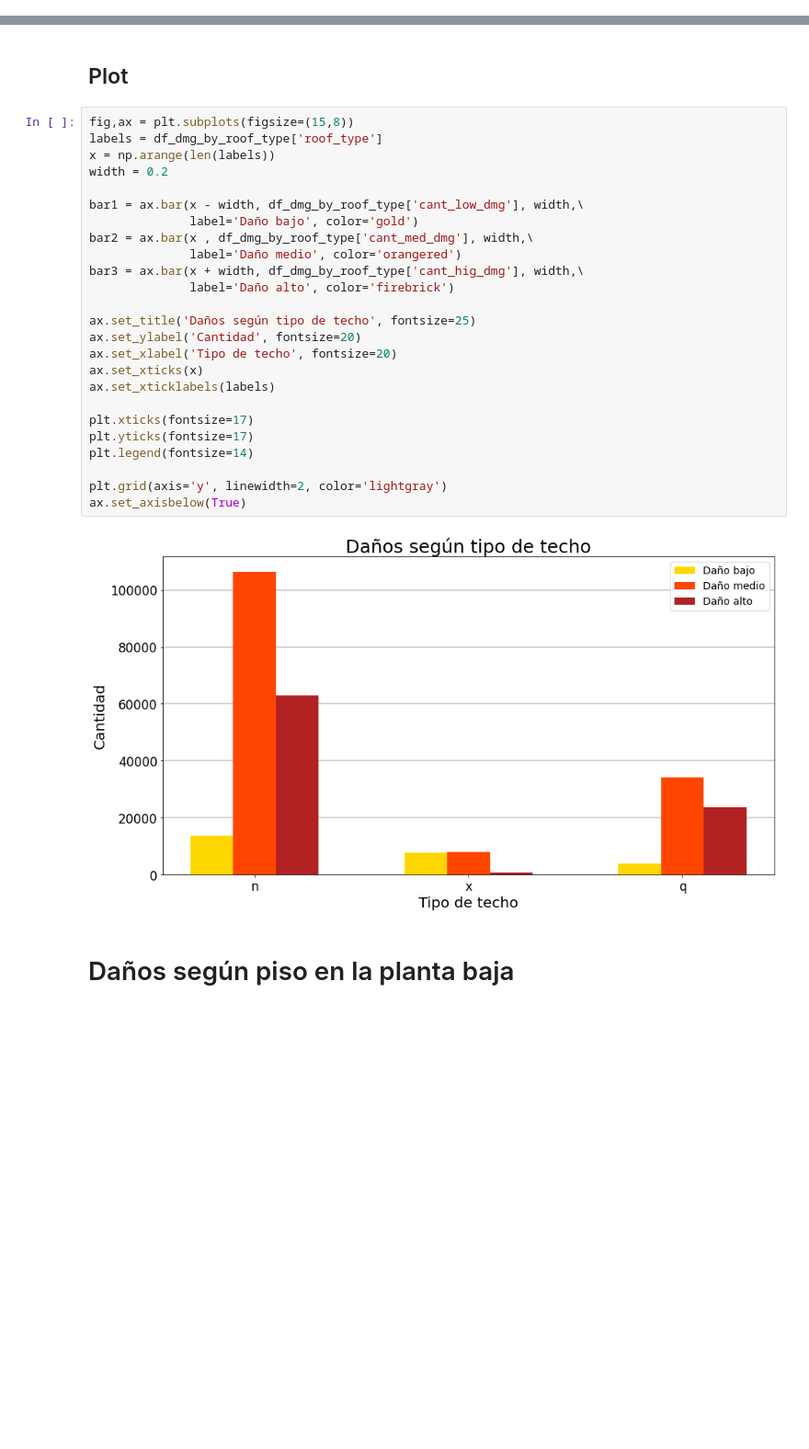
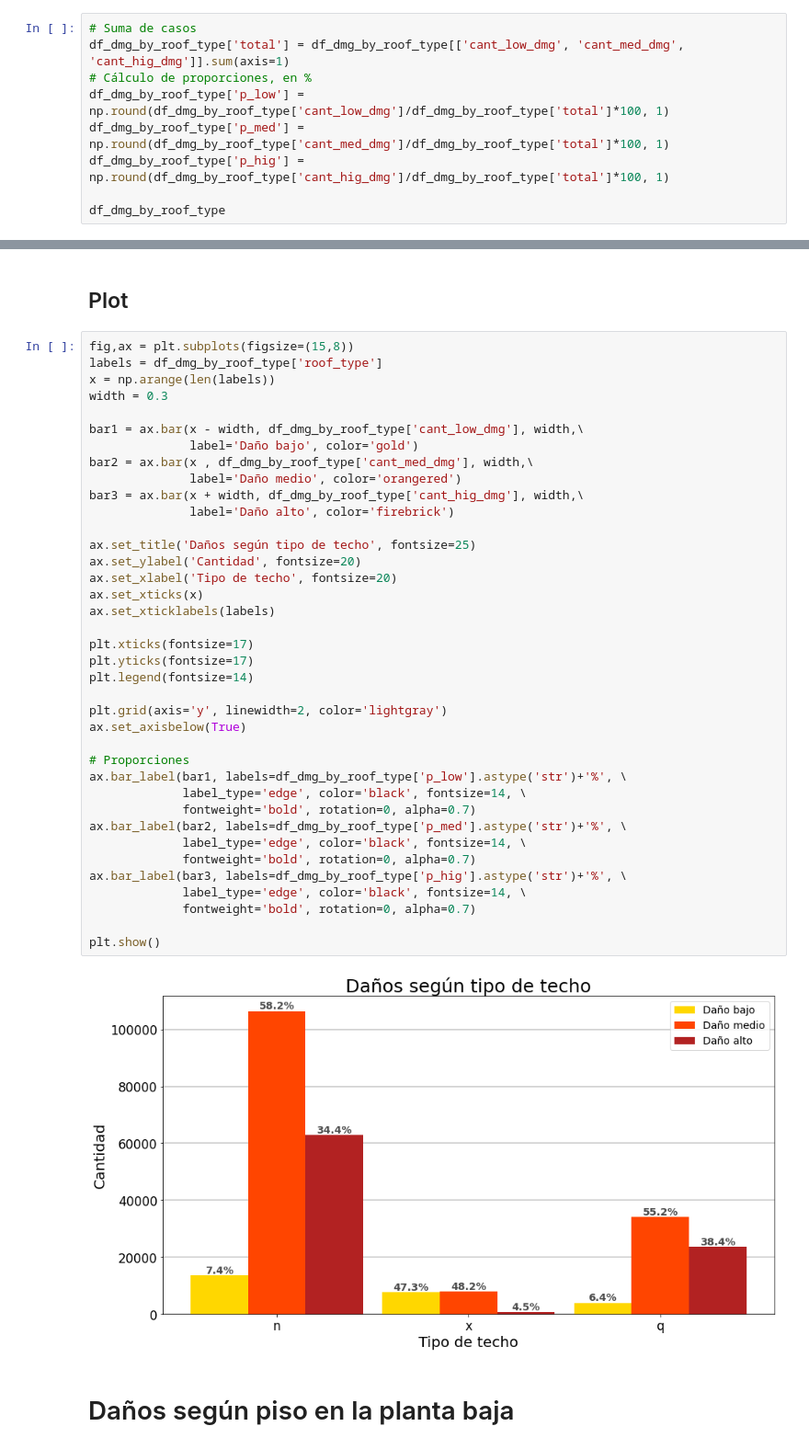
Before and after one commit to ffelfis/OrgaDatosTPs, a Jupyter notebook: TP1/nb_facundo.ipynb, the cells around one changed output, grey strips where cells are left out. Shown at 92% size. Cells and saved outputs as stored; diff of their text form; blank space fills up the shorter version.

```diff
--- a/TP1/nb_facundo.ipynb
+++ b/TP1/nb_facundo.ipynb
@@ -840,0 +897,9 @@ df_dmg_by_roof_type
+# %%
+# Suma de casos
+df_dmg_by_roof_type['total'] = df_dmg_by_roof_type[['cant_low_dmg', 'cant_med_dmg', 'cant_hig_dmg']].sum(axis=1)
+# Cálculo de proporciones, en %
+df_dmg_by_roof_type['p_low'] = np.round(df_dmg_by_roof_type['cant_low_dmg']/df_dmg_by_roof_type['total']*100, 1)
+df_dmg_by_roof_type['p_med'] = np.round(df_dmg_by_roof_type['cant_med_dmg']/df_dmg_by_roof_type['total']*100, 1)
+df_dmg_by_roof_type['p_hig'] = np.round(df_dmg_by_roof_type['cant_hig_dmg']/df_dmg_by_roof_type['total']*100, 1)
+
+df_dmg_by_roof_type
@@ -843,30 +913,43 @@ df_dmg_by_roof_type
 # %%
 fig,ax = plt.subplots(figsize=(15,8))
 labels = df_dmg_by_roof_type['roof_type']
 x = np.arange(len(labels))
-width = 0.2
+width = 0.3
 
 bar1 = ax.bar(x - width, df_dmg_by_roof_type['cant_low_dmg'], width,\
               label='Daño bajo', color='gold')
 bar2 = ax.bar(x , df_dmg_by_roof_type['cant_med_dmg'], width,\
               label='Daño medio', color='orangered')
 bar3 = ax.bar(x + width, df_dmg_by_roof_type['cant_hig_dmg'], width,\
               label='Daño alto', color='firebrick')
 
 ax.set_title('Daños según tipo de techo', fontsize=25)
 ax.set_ylabel('Cantidad', fontsize=20)
 ax.set_xlabel('Tipo de techo', fontsize=20)
 ax.set_xticks(x)
 ax.set_xticklabels(labels)
 
 plt.xticks(fontsize=17)
 plt.yticks(fontsize=17)
 plt.legend(fontsize=14)
 
 plt.grid(axis='y', linewidth=2, color='lightgray')
 ax.set_axisbelow(True)
+
+# Proporciones
+ax.bar_label(bar1, labels=df_dmg_by_roof_type['p_low'].astype('str')+'%', \
+             label_type='edge', color='black', fontsize=14, \
+             fontweight='bold', rotation=0, alpha=0.7)
+ax.bar_label(bar2, labels=df_dmg_by_roof_type['p_med'].astype('str')+'%', \
+             label_type='edge', color='black', fontsize=14, \
+             fontweight='bold', rotation=0, alpha=0.7)
+ax.bar_label(bar3, labels=df_dmg_by_roof_type['p_hig'].astype('str')+'%', \
+             label_type='edge', color='black', fontsize=14, \
+             fontweight='bold', rotation=0, alpha=0.7)
+
+plt.show()
 # %% [output]
-[figure, old version]
+[figure, new version]
 # %% [markdown]
 # Daños según piso en la planta baja
 # %% [markdown]
```
Also changed, not shown: parts of 39 cells of this notebook.
